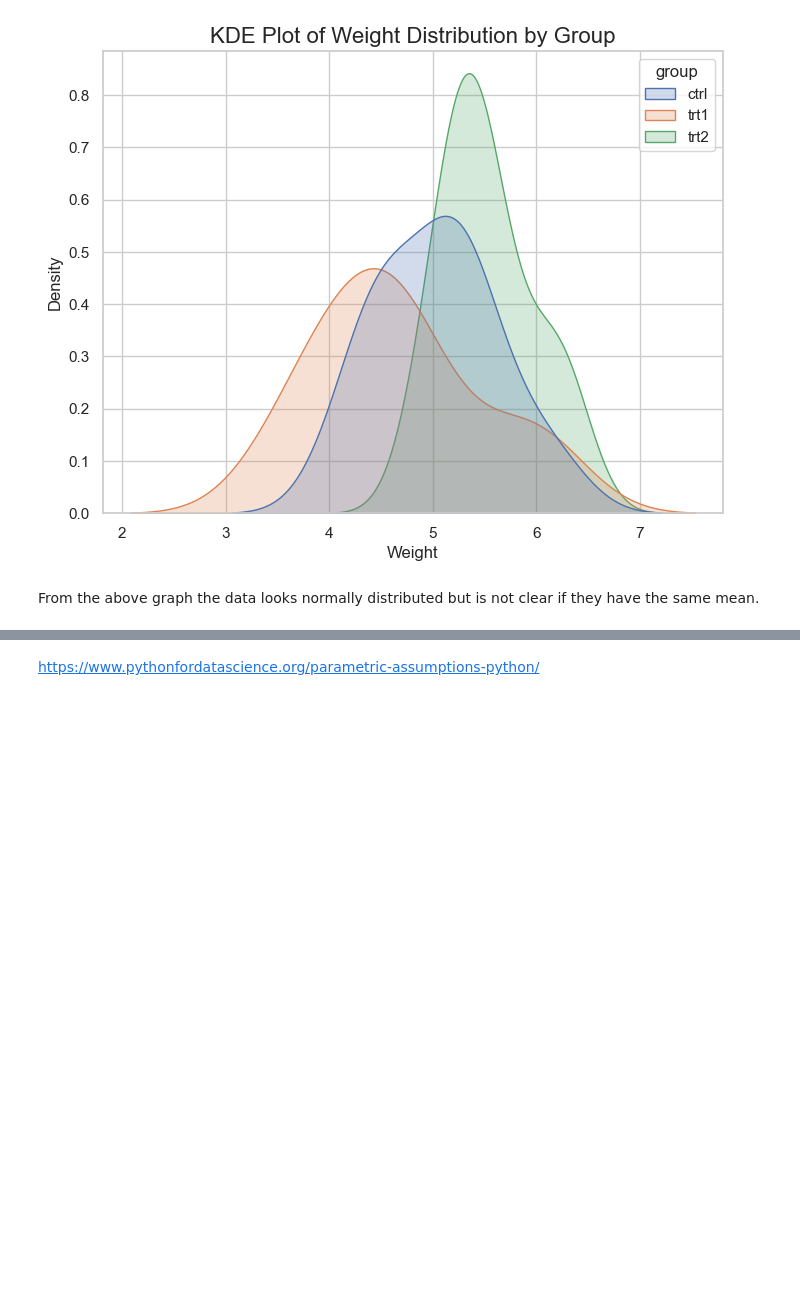
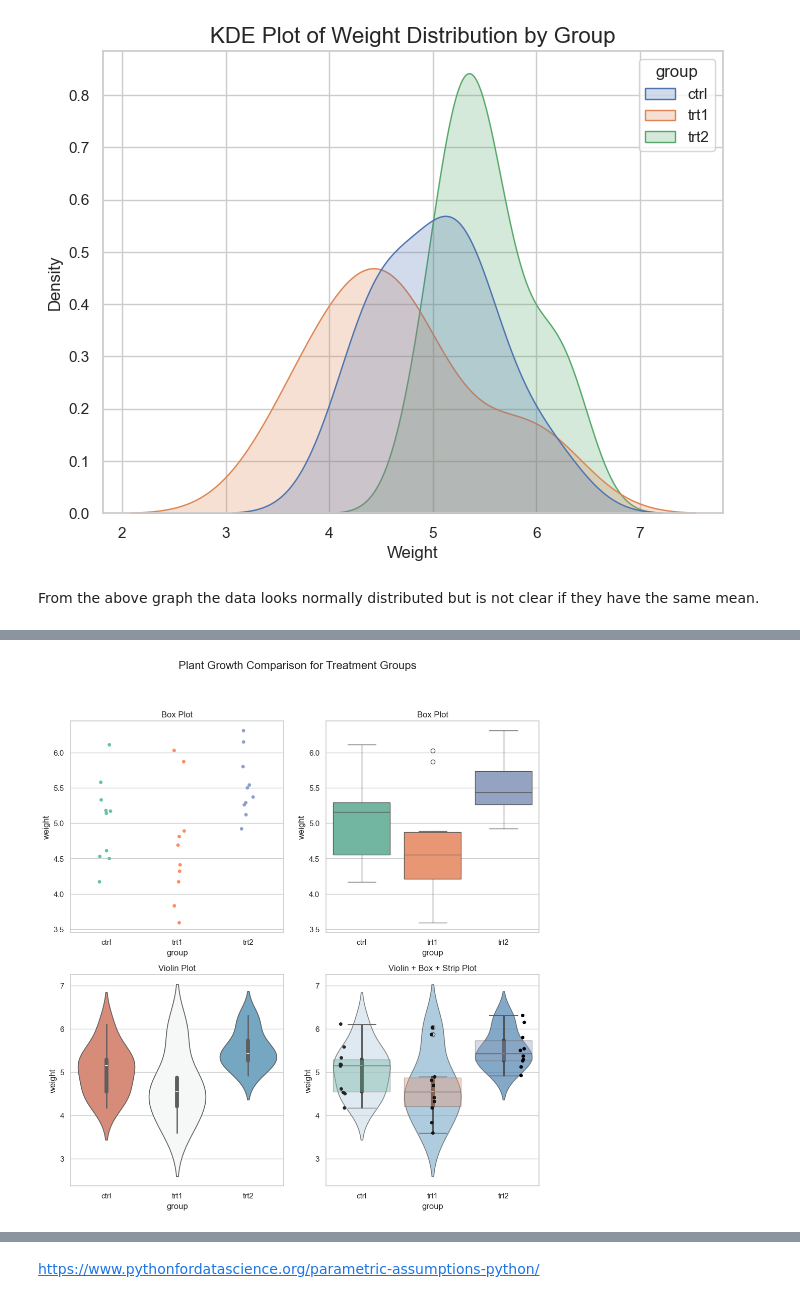
Before and after one commit to Cecilia8989/applied_statistics_assessment, a Jupyter notebook: project.ipynb, the cells around one changed output, grey strips where cells are left out. Cells and saved outputs as stored; diff of their text form; code cells hidden in the pictures; blank space fills up the shorter version.

```diff
--- a/project.ipynb
+++ b/project.ipynb
@@ -373,0 +458,37 @@ ValueError: Could not interpret value `groups` for `hue`. An entry with this nam
+# %%
+import matplotlib.pyplot as plt
+import seaborn as sns
+import pandas as pd
+
+# Apply Seaborn's whitegrid style
+sns.set_style("whitegrid")
+
+# Set up the figure with 2x2 grid of subplots and adjust the figure size
+fig, axs = plt.subplots(2, 2, figsize=(12, 12))  # Creates a 2x2 grid of subplots with a figure size of 12x12 inches
+
+# Set the title for the entire figure
+plt.suptitle('Plant Growth Comparison for Treatment Groups', fontsize=16)
+
+# Plot 1: Strip plot
+sns.stripplot(x='group', y='weight', data=df_plant_growth, hue='group', palette='Set2', ax=axs[0, 0])
+axs[0, 0].set_title('Box Plot', fontsize=12)  # Set the title for the first subplot
+
+# Plot 2: Box plot
+sns.boxplot(x='group', y='weight', data=df_plant_growth, hue='group', palette='Set2', ax=axs[0, 1])
+axs[0, 1].set_title('Box Plot', fontsize=12)  # Set the title for the second subplot
+
+# Plot 3: Violin plot
+sns.violinplot(x='group', y='weight', data=df_plant_growth, hue='group', palette='RdBu', ax=axs[1, 0])
+axs[1, 0].set_title('Violin Plot', fontsize=12)  # Set the title for the third subplot
+
+# Plot 4: Combined Violin, Box, and Strip Plot
+sns.violinplot(x='group', y='weight', data=df_plant_growth, hue='group', palette='Blues', alpha=0.6, ax=axs[1, 1])
+sns.boxplot(x='group', y='weight', data=df_plant_growth, hue='group', palette='Set2', boxprops=dict(alpha=0.4), ax=axs[1, 1])
+sns.stripplot(x='group', y='weight', data=df_plant_growth, hue='group', palette='dark:black', dodge=True, ax=axs[1, 1])
+axs[1, 1].set_title('Violin + Box + Strip Plot', fontsize=12)  # Set the title for the combined plot
+
+
+# Show the plot
+plt.show()
+# %% [output]
+[figure, added]
```
Also changed, not shown: parts of 22 cells of this notebook, 4 other files.
